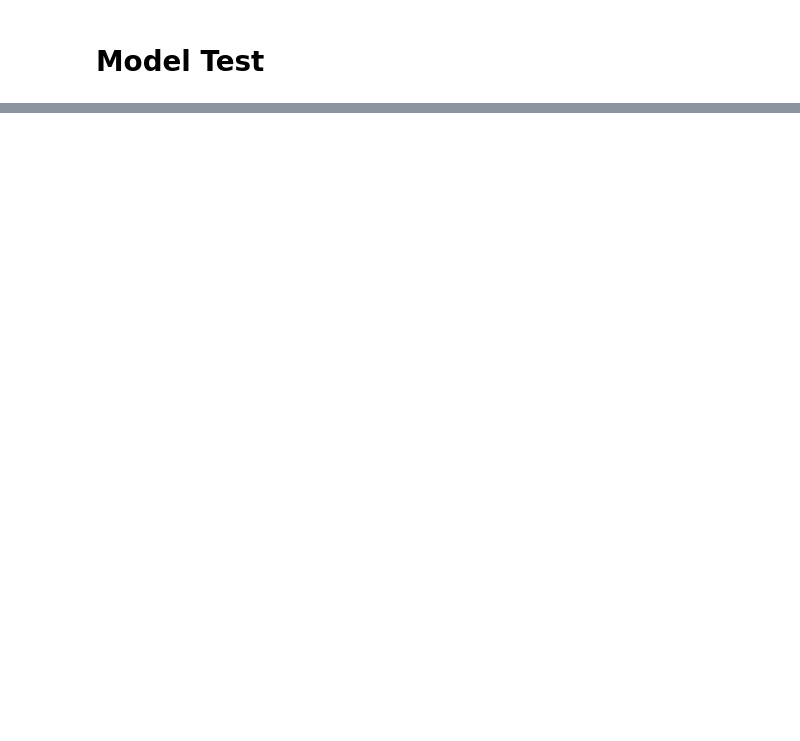
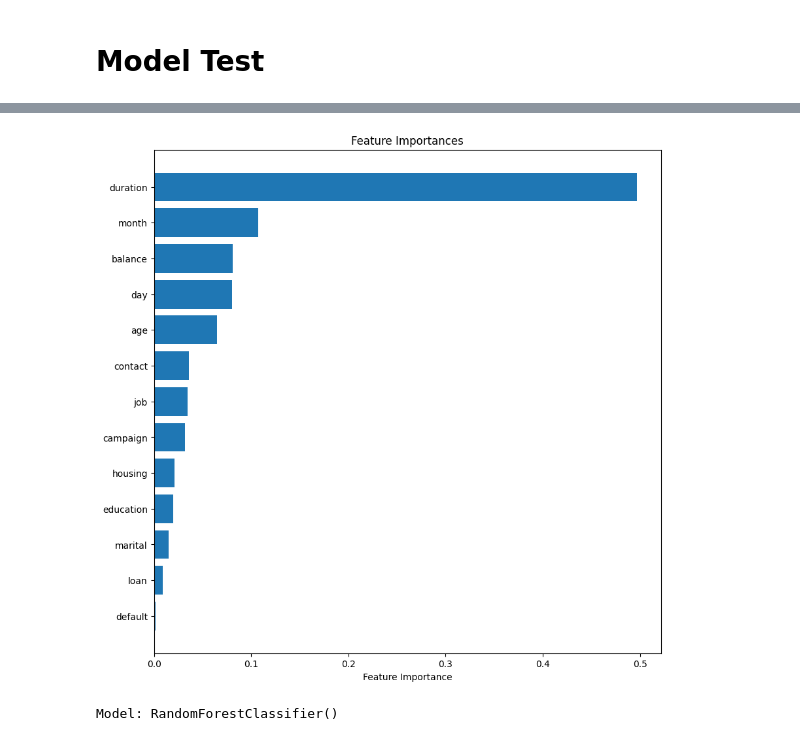
Before and after one commit to kuzhuppillil/4jwFB7LZrh7Mn9TT, a Jupyter notebook: Term_Deposit_Marketing.ipynb, the cells around one changed output, grey strips where cells are left out. Saved outputs shown, nothing was run; the diff lists cells and outputs as text; code cells hidden in the pictures; blank space fills up the shorter version.

```diff
--- a/Term_Deposit_Marketing.ipynb
+++ b/Term_Deposit_Marketing.ipynb
@@ -457,3 +579,18 @@ weighted avg       0.94      0.86      0.89      8000
+# %%
+  #without onehot encoding
+
+  importances = rf.feature_importances_
+  idxs = np.argsort(importances)
+  plt.figure(figsize=(10, 10))
+  plt.title('Feature Importances')
+  plt.barh(range(len(idxs)), importances[idxs], align='center')
+  plt.yticks(range(len(idxs)), [df.columns[i] for i in idxs])
+  plt.xlabel('Feature Importance')
+  plt.show()
+  print("Model:",rf,"\n\n")
+# %% [output]
+[figure, added]
+Model: RandomForestClassifier()
 # %%
 df_temp = df.drop('y',axis =1)
 # %%
```
Also changed, not shown: parts of 23 cells of this notebook.
